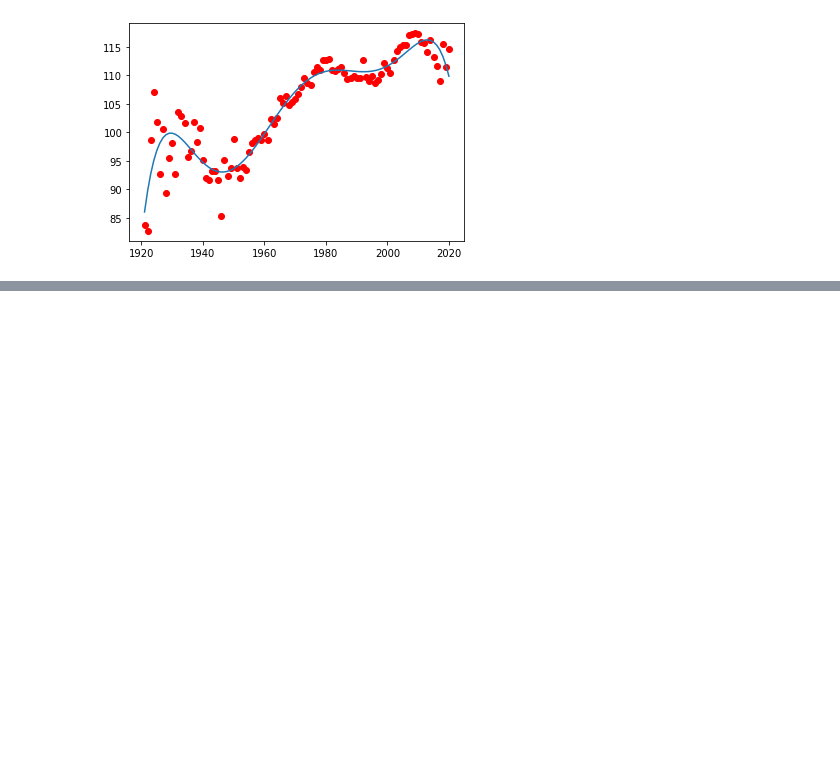
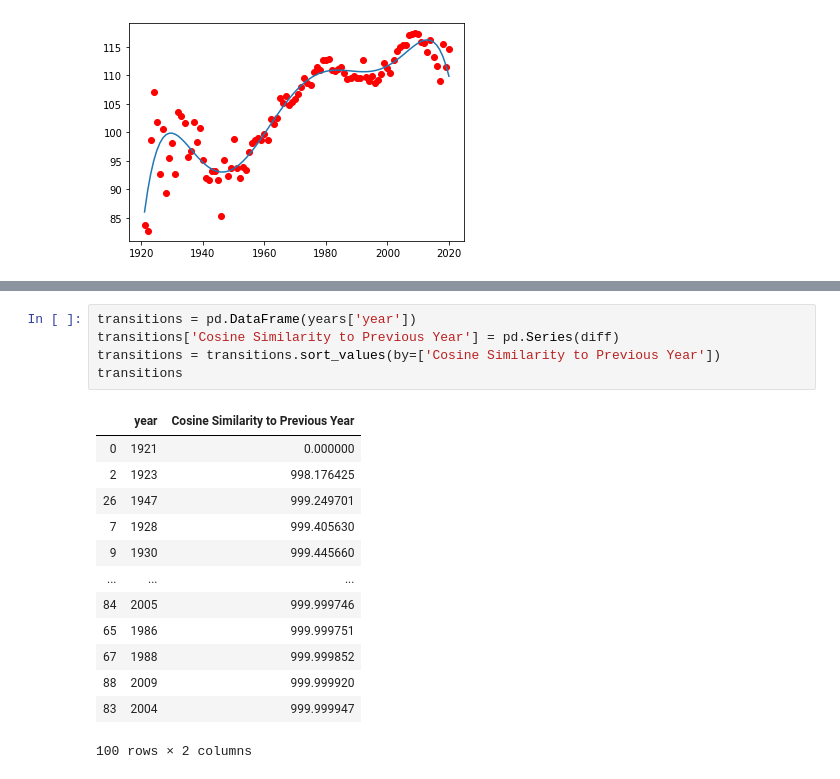
Before and after one commit to Wichaelian/ICM-2021, a Jupyter notebook: 2021_ICM_Problem_D_Data/Bullet 5.ipynb, the cells around one changed output, grey strips where cells are left out. Saved outputs shown, nothing was run; the diff lists cells and outputs as text; blank space fills up the shorter version.

```diff
--- a/2021_ICM_Problem_D_Data/Bullet 5.ipynb
+++ b/2021_ICM_Problem_D_Data/Bullet 5.ipynb
@@ -310,0 +342,19 @@ full
+# %%
+transitions = pd.DataFrame(years['year'])
+transitions['Cosine Similarity to Previous Year'] = pd.Series(diff)
+transitions = transitions.sort_values(by=['Cosine Similarity to Previous Year'])
+transitions
+# %% [output]
+|  | year | Cosine Similarity to Previous Year |
+| 0 | 1921 | 0.000000 |
+| 2 | 1923 | 998.176425 |
+| 26 | 1947 | 999.249701 |
+| 7 | 1928 | 999.405630 |
+| 9 | 1930 | 999.445660 |
+| ... | ... | ... |
+| 84 | 2005 | 999.999746 |
+| 65 | 1986 | 999.999751 |
+| 67 | 1988 | 999.999852 |
+| 88 | 2009 | 999.999920 |
+| 83 | 2004 | 999.999947 |
+100 rows × 2 columns
```
Also changed, not shown: parts of 22 cells of this notebook, 1 other file.
